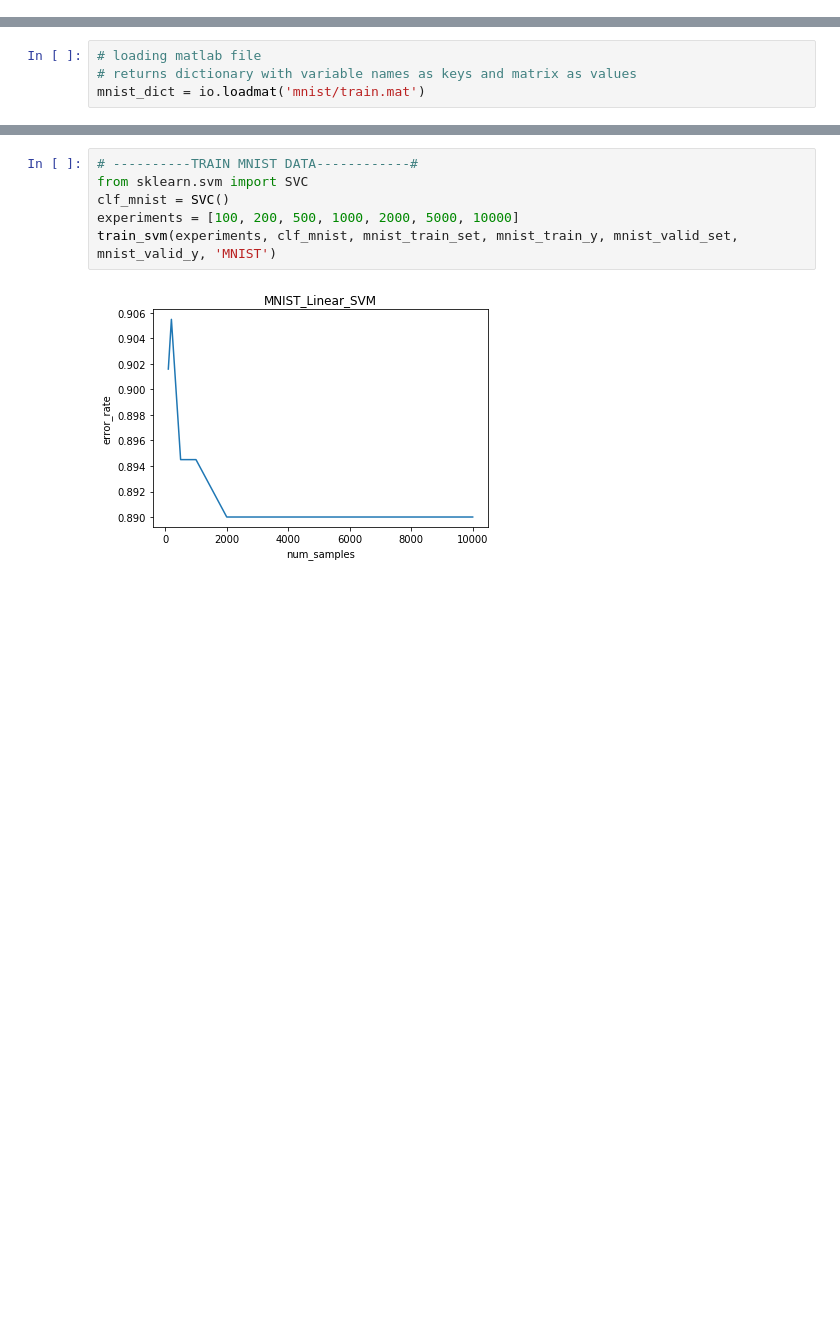
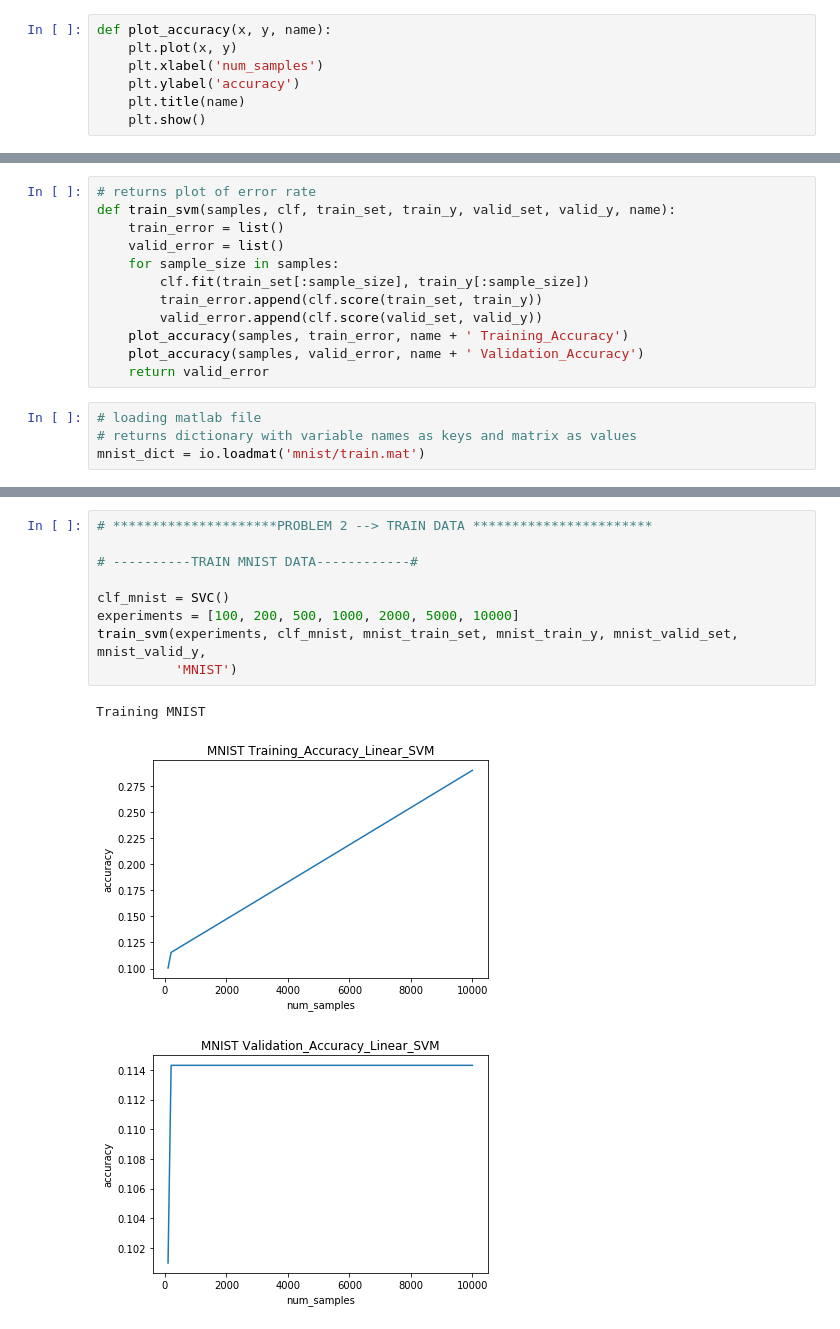
Before and after one commit to maialena/CS189-Machine_Learning, a Jupyter notebook: src/main.ipynb, the cells around one changed output, grey strips where cells are left out. Saved outputs shown, nothing was run; the diff lists cells and outputs as text; blank space fills up the shorter version.

```diff
--- a/src/main.ipynb
+++ b/src/main.ipynb
@@ -9,0 +10,7 @@ from multiprocessing import Process
+# %%
+def plot_accuracy(x, y, name):
+    plt.plot(x, y)
+    plt.xlabel('num_samples')
+    plt.ylabel('accuracy')
+    plt.title(name)
+    plt.show()
@@ -10,3 +27,15 @@ from multiprocessing import Process
+# %%
+# returns plot of error rate
+def train_svm(samples, clf, train_set, train_y, valid_set, valid_y, name):
+    train_error = list()
+    valid_error = list()
+    for sample_size in samples:
+        clf.fit(train_set[:sample_size], train_y[:sample_size])
+        train_error.append(clf.score(train_set, train_y))
+        valid_error.append(clf.score(valid_set, valid_y))
+    plot_accuracy(samples, train_error, name + ' Training_Accuracy')
+    plot_accuracy(samples, valid_error, name + ' Validation_Accuracy')
+    return valid_error
 # %%
 # loading matlab file
 # returns dictionary with variable names as keys and matrix as values
@@ -134,10 +87,15 @@ def train_svm(samples, clf, train_set, train_y, valid_set, valid_y, name):
 # %%
+# *********************PROBLEM 2 --> TRAIN DATA ***********************
+
 # ----------TRAIN MNIST DATA------------#
-from sklearn.svm import SVC
+
 clf_mnist = SVC()
 experiments = [100, 200, 500, 1000, 2000, 5000, 10000]
-train_svm(experiments, clf_mnist, mnist_train_set, mnist_train_y, mnist_valid_set, mnist_valid_y, 'MNIST')
+train_svm(experiments, clf_mnist, mnist_train_set, mnist_train_y, mnist_valid_set, mnist_valid_y,
+          'MNIST')
 # %% [output]
+Training MNIST
-[figure, old version]
+[figure, new version]
+[figure, added]
 # %%
 # -----------TRAIN CIFAR DATA-----------#
```
Also changed, not shown: parts of 15 cells of this notebook, 2 other files.
